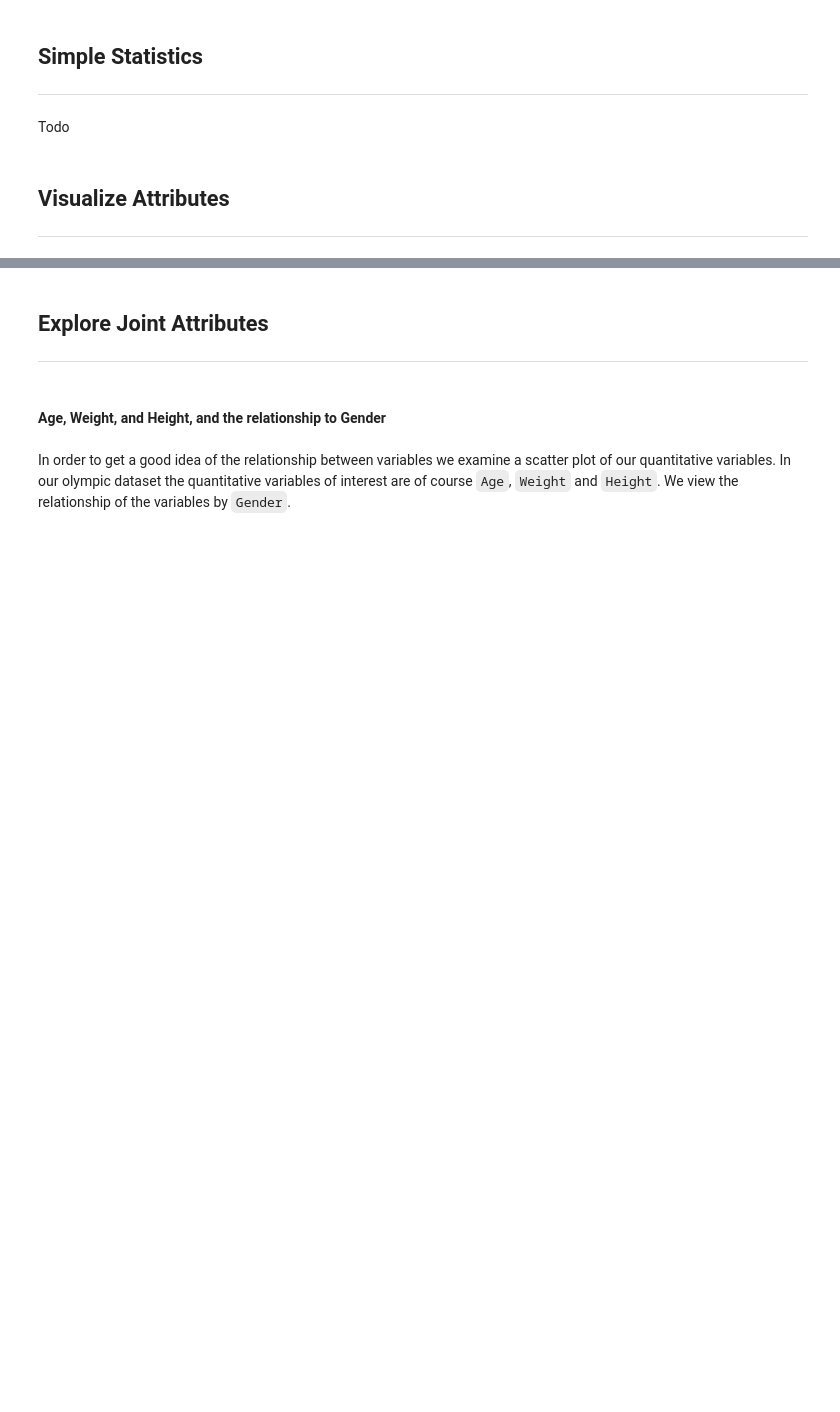
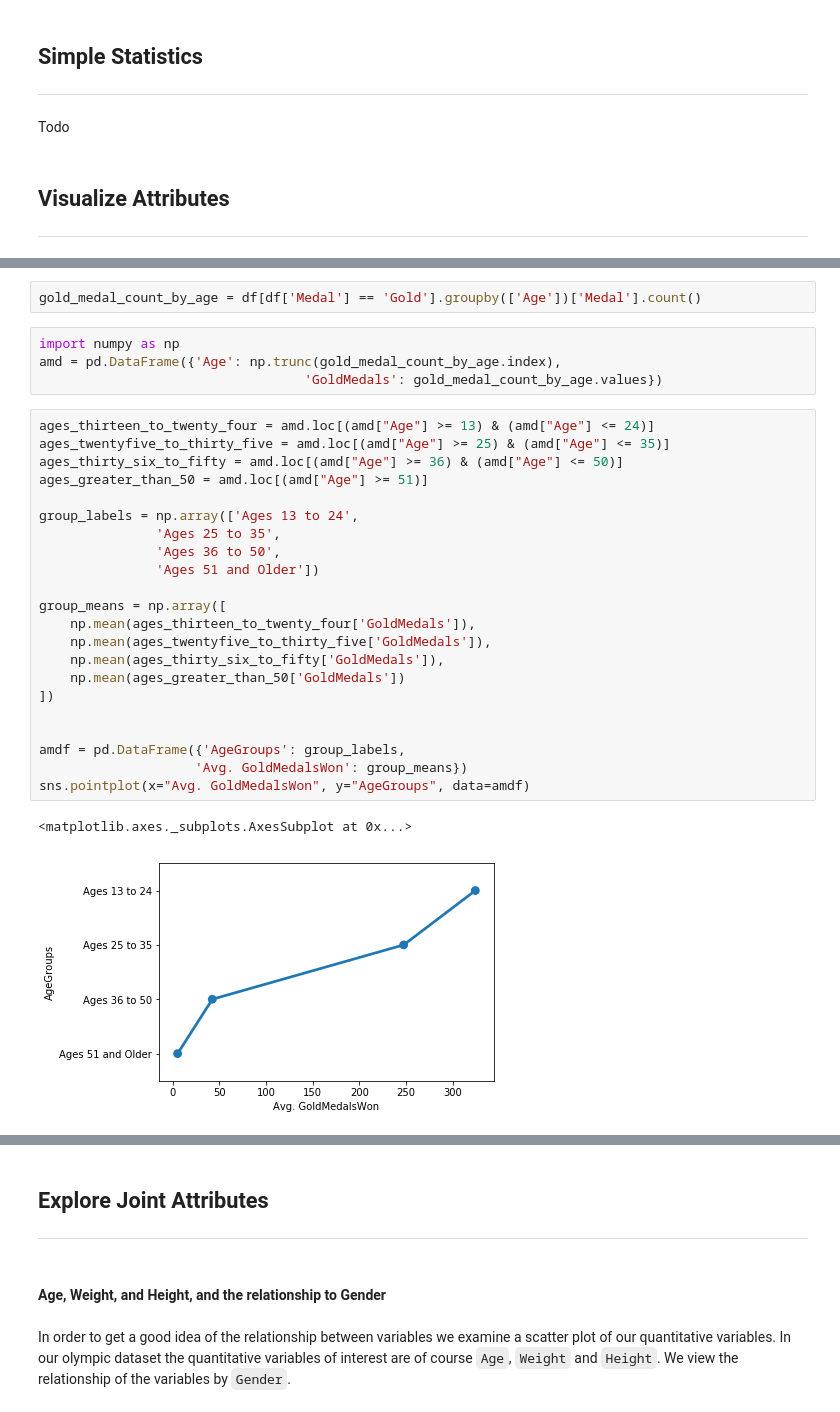
Before and after one commit to i4a/olympics, a Jupyter notebook: LabAssignmentOne.ipynb, the cells around one changed output, grey strips where cells are left out. Drawn from its saved outputs; the diff is of its cells as text; blank space fills up the shorter version.

```diff
--- a/LabAssignmentOne.ipynb
+++ b/LabAssignmentOne.ipynb
@@ -35,0 +77,31 @@ Todo
+# %%
+gold_medal_count_by_age = df[df['Medal'] == 'Gold'].groupby(['Age'])['Medal'].count()
+# %%
+import numpy as np
+amd = pd.DataFrame({'Age': np.trunc(gold_medal_count_by_age.index),
+                                  'GoldMedals': gold_medal_count_by_age.values})
+# %%
+ages_thirteen_to_twenty_four = amd.loc[(amd["Age"] >= 13) & (amd["Age"] <= 24)]
+ages_twentyfive_to_thirty_five = amd.loc[(amd["Age"] >= 25) & (amd["Age"] <= 35)]
+ages_thirty_six_to_fifty = amd.loc[(amd["Age"] >= 36) & (amd["Age"] <= 50)]
+ages_greater_than_50 = amd.loc[(amd["Age"] >= 51)]
+
+group_labels = np.array(['Ages 13 to 24',
+               'Ages 25 to 35',
+               'Ages 36 to 50',
+               'Ages 51 and Older'])
+
+group_means = np.array([
+    np.mean(ages_thirteen_to_twenty_four['GoldMedals']),
+    np.mean(ages_twentyfive_to_thirty_five['GoldMedals']),
+    np.mean(ages_thirty_six_to_fifty['GoldMedals']),
+    np.mean(ages_greater_than_50['GoldMedals'])
+])
+
+
+amdf = pd.DataFrame({'AgeGroups': group_labels,
+                    'Avg. GoldMedalsWon': group_means})
+sns.pointplot(x="Avg. GoldMedalsWon", y="AgeGroups", data=amdf)
+# %% [output]
+<matplotlib.axes._subplots.AxesSubplot at 0x...>
+[figure, added]
```
Also changed, not shown: parts of 24 cells of this notebook.
